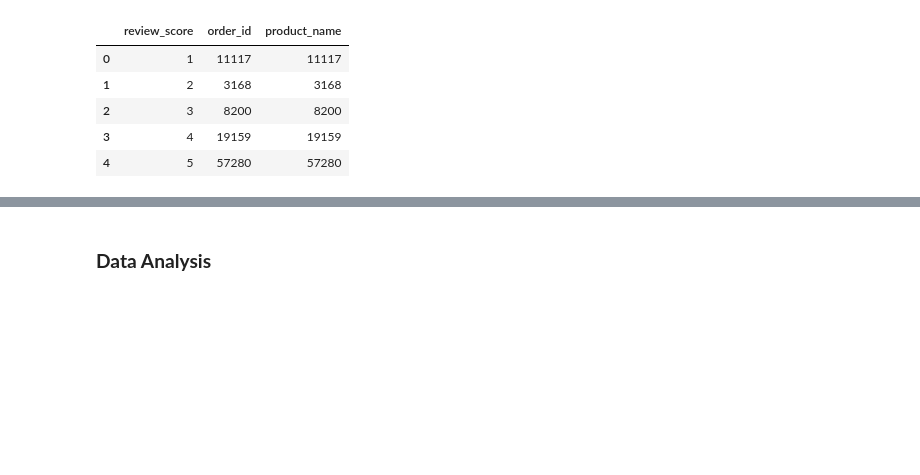
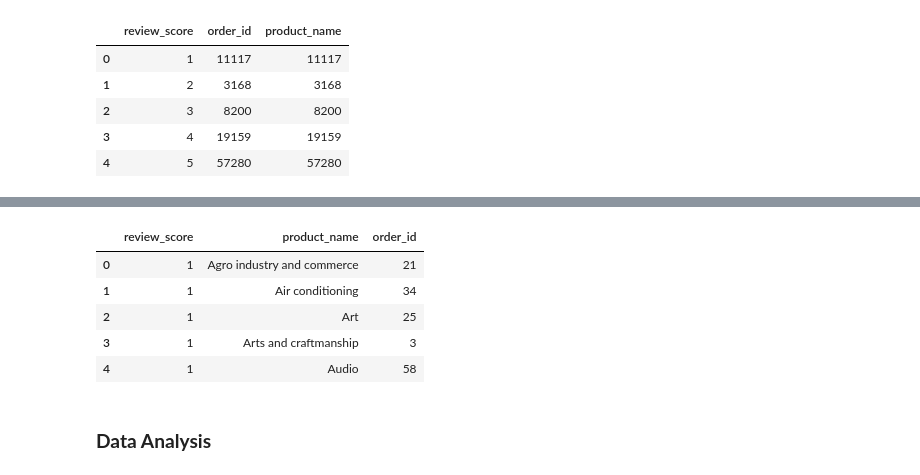
Before and after one commit to aifakhri/data-cleansing-sql-python, a Jupyter notebook: product_analysis.ipynb, the cells around one changed output, grey strips where cells are left out. Drawn from its saved outputs; the diff is of its cells as text; code cells hidden in the pictures; blank space fills up the shorter version.

```diff
--- a/product_analysis.ipynb
+++ b/product_analysis.ipynb
@@ -424,3 +452,13 @@ df_review_by_product
+# %%
+df_review_by_product.reset_index(inplace=True)
+df_review_by_product.head()
+# %% [output]
+|  | review_score | product_name | order_id |
+| 0 | 1 | Agro industry and commerce | 21 |
+| 1 | 1 | Air conditioning | 34 |
+| 2 | 1 | Art | 25 |
+| 3 | 1 | Arts and craftmanship | 3 |
+| 4 | 1 | Audio | 58 |
 # %% [markdown]
 ### **Data Analysis**
 # %%
```
Also changed, not shown: parts of 25 cells of this notebook.
